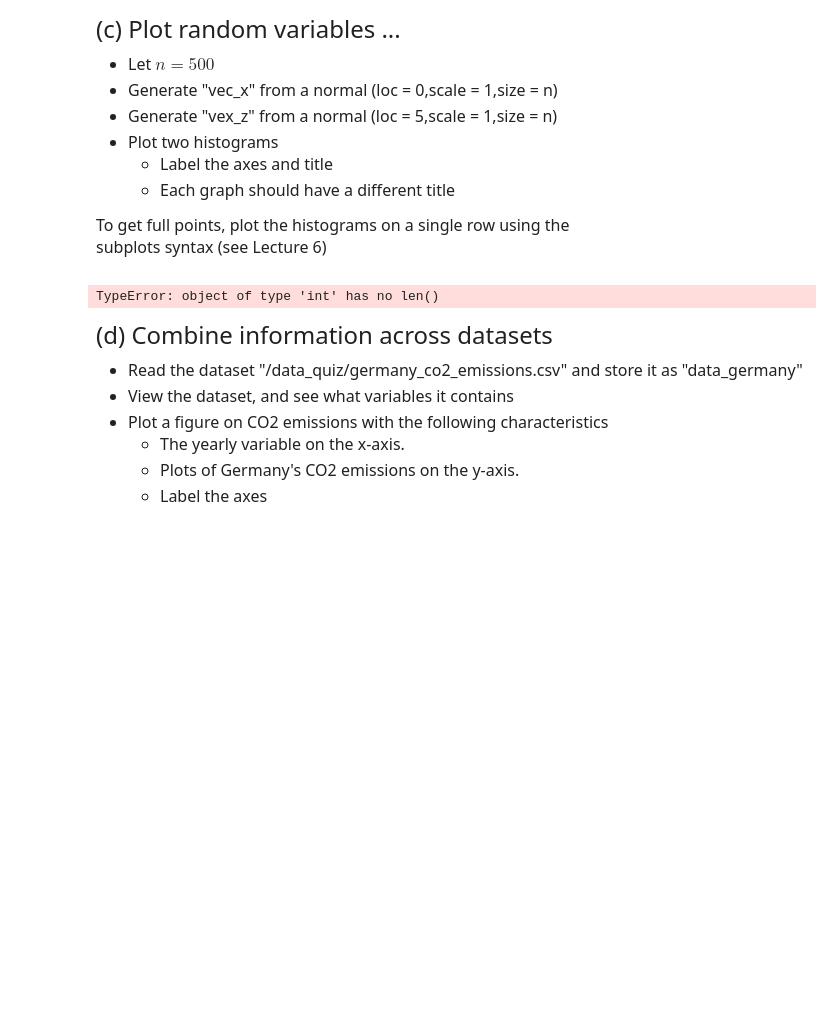
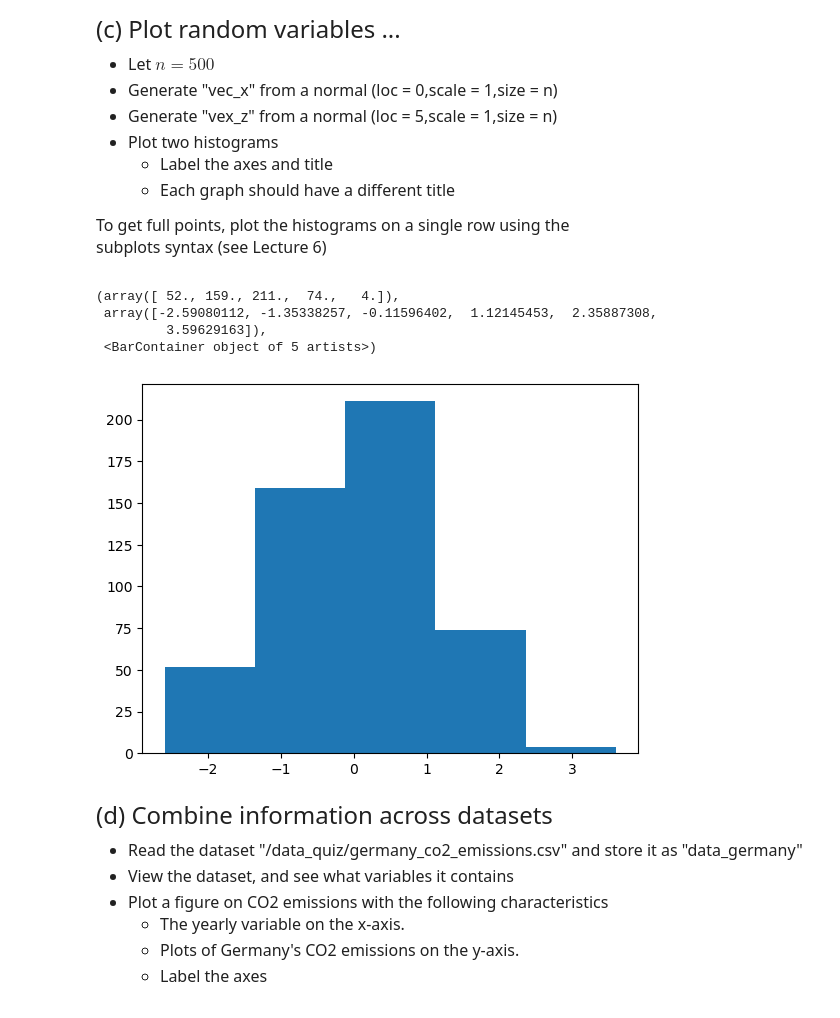
Before and after one commit to chris-tinad/qtm151spring2025, a Jupyter notebook: Quiz1/Quiz 1.ipynb, the cells around one changed output. Drawn from its saved outputs; the diff is of its cells as text; code cells hidden in the pictures; blank space fills up the shorter version.

```diff
--- a/Quiz1/Quiz 1.ipynb
+++ b/Quiz1/Quiz 1.ipynb
@@ -141,36 +141,40 @@ num_simulations = 250
 n = 500
 
 vec_x = np.random.normal(loc=0, scale=1, size=n)
-vec_y = (loc=5, scale=1, size=n)
+vec_y = np.random.normal(loc=5, scale=1, size=n)
 
-
+plt.hist(vec_x, 5)
 
 #num_simulations = 250
 #n = (500, 500)
 
 #old version
 #vec_x = (0, 1, n)
 #vec_y = (5, 1, n)
 
 #fig, list_subfig = plt.subplots(1,len(500),figsize = [15,4])
 
 #index = 0
 #for sam_size in sample_size:
 
     # The following command a vector null values, of length "num_simulations"
  #   vec_xbar = [None] * num_simulations
 
 #    for iteration in range(num_simulations):
  #       vec_unif  = np.random.uniform(low = -2, high=2, size = sam_size)
   #      vec_xbar[iteration] = vec_unif.mean()
 #
  #   list_subfig[index].hist(vec_xbar)
   #  list_subfig[index].set_title("Distribution of Xbar with " + str(sam_size))
    # list_subfig[index].set_ylabel("Frequency")
     #list_subfig[index].set_xlabel("Values of Xbar")
     #index = index +1
 # %% [output]
-TypeError: object of type 'int' has no len()
+(array([ 52., 159., 211.,  74.,   4.]),
+ array([-2.59080112, -1.35338257, -0.11596402,  1.12145453,  2.35887308,
+         3.59629163]),
+ <BarContainer object of 5 artists>)
+[figure, added]
 # %% [markdown]
 <font size = "5">
 
```
Also changed, not shown: parts of 1 cell of this notebook, 1 other file.
